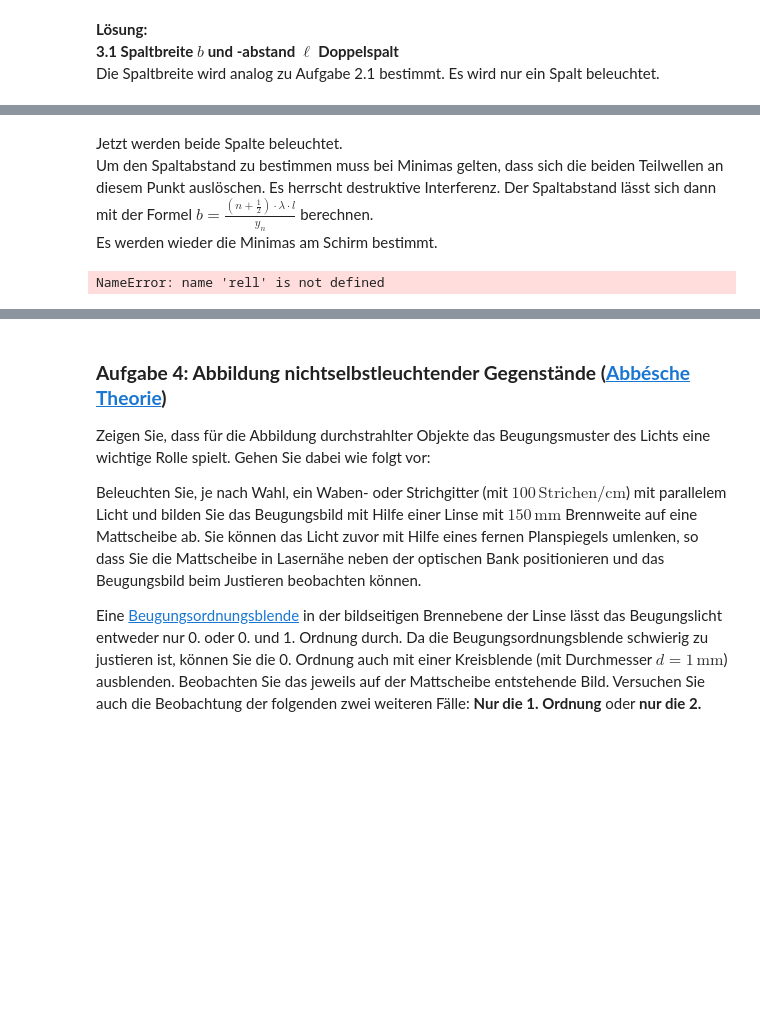
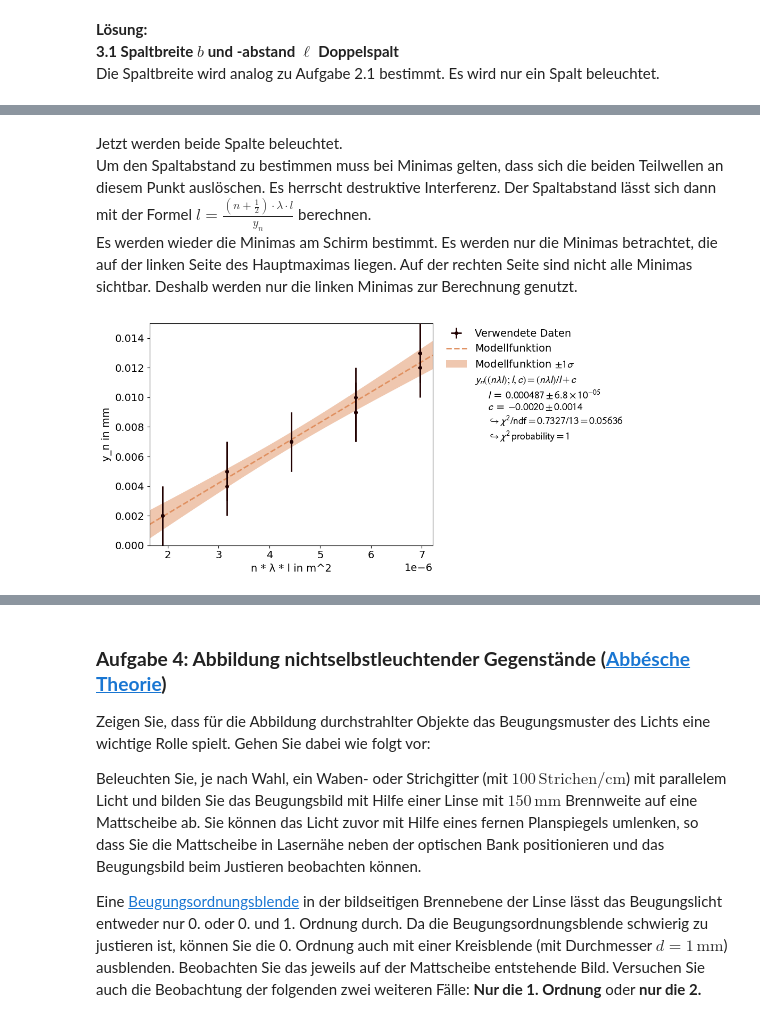
Before and after one commit to thexwon/Praktikum2KlassPhysKIT, a Jupyter notebook: Laser-Optik_Teil_A/Laser-Optik_Teil_A.ipynb, the cells around one changed output, grey strips where cells are left out. Saved outputs shown, nothing was run; the diff lists cells and outputs as text; code cells hidden in the pictures; blank space fills up the shorter version.

```diff
--- a/Laser-Optik_Teil_A/Laser-Optik_Teil_A.ipynb
+++ b/Laser-Optik_Teil_A/Laser-Optik_Teil_A.ipynb
@@ -430,23 +423,40 @@ Daraus folgt die Gitterkonstante  39.7+/-1.6 Striche pro cm
 # %% [markdown]
 Jetzt werden beide Spalte beleuchtet. \
-Um den Spaltabstand zu bestimmen muss bei Minimas gelten, dass sich die beiden Teilwellen an diesem Punkt auslöschen. Es herrscht destruktive Interferenz. Der Spaltabstand lässt sich dann mit der Formel $b=\frac{\left(n+\frac{1}{2}\right)\cdot \lambda \cdot l}{y_n}$ berechnen. \
+Um den Spaltabstand zu bestimmen muss bei Minimas gelten, dass sich die beiden Teilwellen an diesem Punkt auslöschen. Es herrscht destruktive Interferenz. Der Spaltabstand lässt sich dann mit der Formel $l=\frac{\left(n+\frac{1}{2}\right)\cdot \lambda \cdot l}{y_n}$ berechnen. \
 Es werden wieder die Minimas am Schirm bestimmt.
+Es werden nur die Minimas betrachtet, die auf der linken Seite des Hauptmaximas liegen. Auf der rechten Seite sind nicht alle Minimas sichtbar. Deshalb werden nur die linken Minimas zur Berechnung genutzt.
 # %%
+#0.25/0.5 doppelspalt
+rel_1=unumpy.uarray(np.array([2,5,7,9,12])*10**(-3),np.full(5, 2*10**-3))
+rel_1_2=unumpy.uarray(np.array([2,5,9,14,16])*10**(-3),np.full(5, 2*10**-3))
+rel_2=unumpy.uarray(np.array([2,4,7,9,13])*10**(-3),np.full(5, 2*10**-3))
+rel_2_2=unumpy.uarray(np.array([2,7,12,14,16])*10**(-3),np.full(5, 2*10**-3))
+rel_3=unumpy.uarray(np.array([2,5,7,10,13])*10**(-3),np.full(5, 2*10**-3))
+rel_3_2=unumpy.uarray(np.array([1,5,10,15,17])*10**(-3),np.full(5, 2*10**-3))
+y5=np.concatenate((rel_1,rel_2,rel_3),axis=0)
 
-#0.25/0.5 doppelspalt
-n_l=np.array([1,2,3,4,5])
-rel_1=np.array([2,5,7,9,12])*10**(-3)
-rel_1_2=np.array([2,5,9,14,16])*10**(-3)
-rel_2=np.array([2,4,7,9,13])*10**(-3)
-rel_2_2=np.array([2,7,12,14,16])*10**(-3)
-rel_3=np.array([2,5,7,10,13])*10**(-3)
-rel_3_2=np.array([1,5,10,15,17])*10**(-3)
-for i in range(len(rel_1)):
-               rel=rel_1[i],rel_2[i],rel_3[i]
-               rell[i]=np.mean(rel)
-               abl[i]=np.std(rel)
-yl=unumpy.uarray(rell,abl)
-dl=(n_l*lamdal*ll)/yl
-print('Die Spalte haben einen Abstand von',np.round(unumpy.nominal_values(np.mean(dl)),6),'+/-',np.round(unumpy.std_devs(np.mean(dl)),6),'m.')
+x5=(n3+1/2)*lamda*l
+y_error = unumpy.std_devs(y5)
+x_error = unumpy.std_devs(x5)
+xy_data = XYContainer(unumpy.nominal_values(x5),unumpy.nominal_values(y5))
+def linear(x,a=0.0005,b=0):
+    return x/a+b
+line_fit=Fit(data=xy_data,model_function=linear)
+line_fit.add_error(axis='x', err_val=x_error,relative=False)  # add the x-error to the fit
+line_fit.add_error(axis='y', err_val=y_error,relative=False)
+
+line_fit.do_fit()
+line_fit.assign_parameter_latex_names(x='(n λ l)', a='l',b='c')
+line_fit.assign_model_function_latex_name('y_n')
+line_fit.assign_model_function_latex_expression(' {x} / {a} + {b}')
+
+line_fit.data_container.label = "Verwendete Daten"
+line_fit.model_label = "Modellfunktion"
+
+line_fit.data_container.axis_labels = ['n * λ * l in m^2',"y_n in mm"]
+plot = Plot(fit_objects= line_fit)
+
+plot.plot()
+plt.show()
 # %% [output]
-NameError: name 'rell' is not defined
+[figure, added]
```
Also changed, not shown: parts of 15 cells of this notebook.
